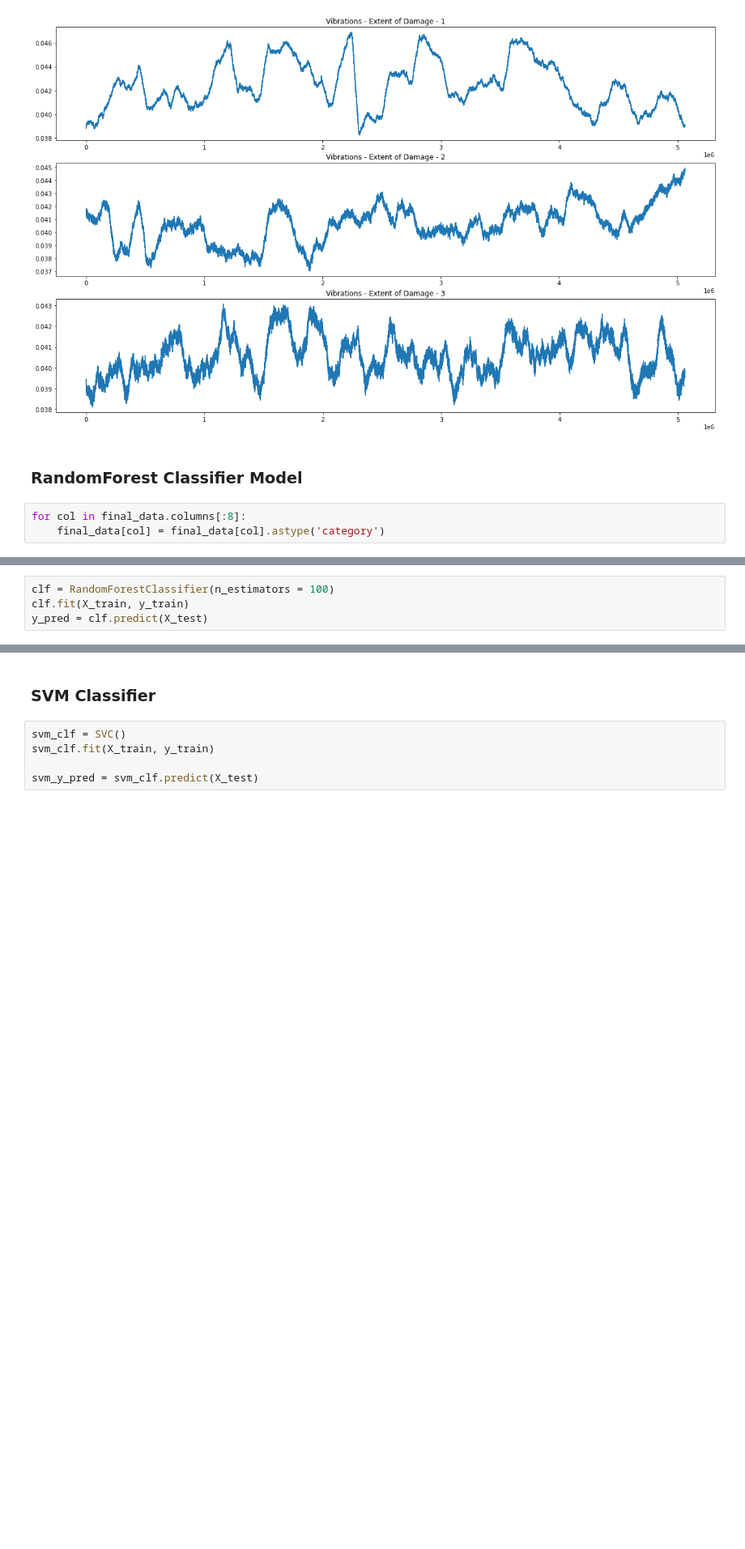
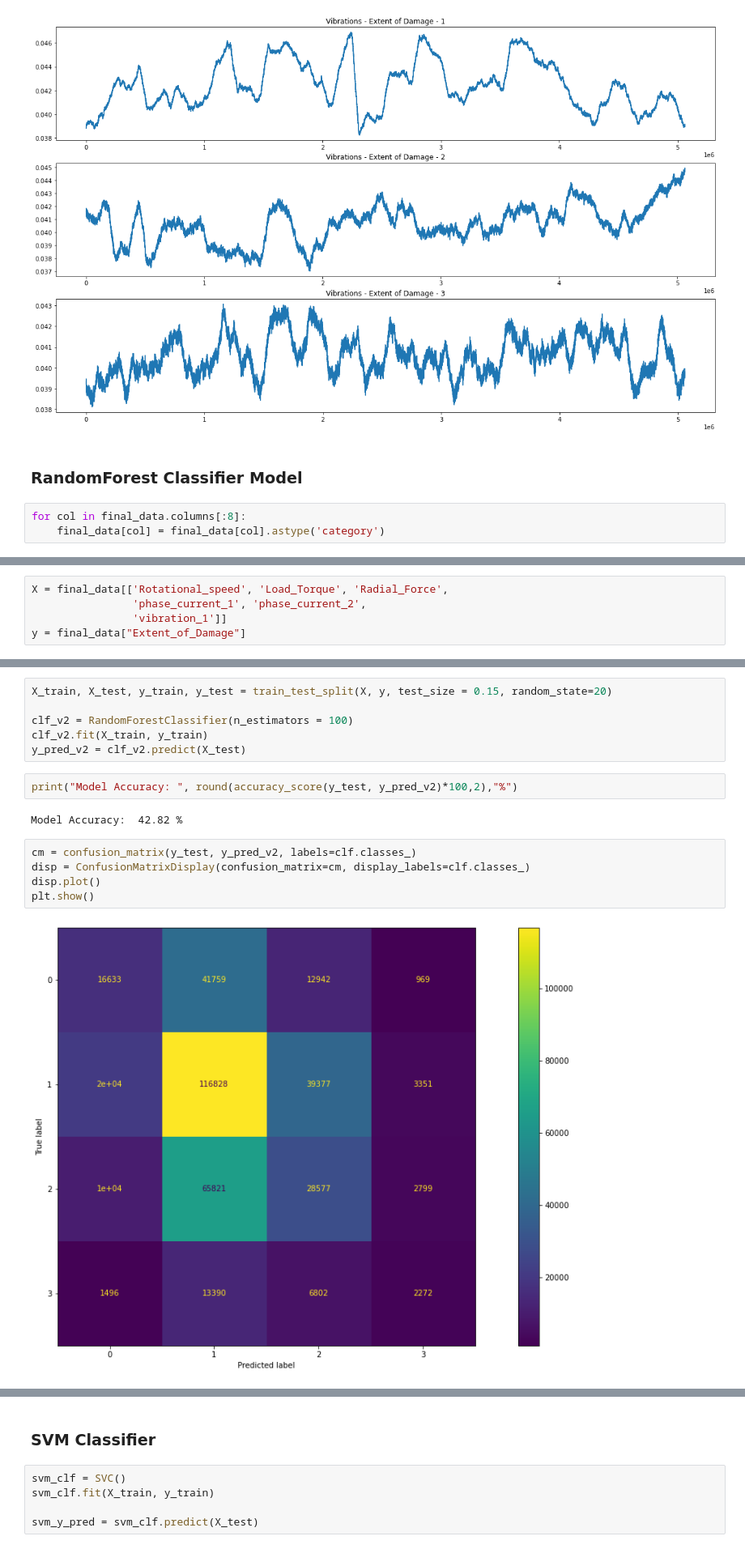
Before and after one commit to data-describe/awesome-data-science-models, a Jupyter notebook: iot-condition-monitoring/EDA/EDA_bearing_condition_monitoring.ipynb, the cells around one changed output, grey strips where cells are left out. Shown at 81% size. Cells and saved outputs as stored; diff of their text form; blank space fills up the shorter version.

Commit message:
Added more Feature Engineering and improved modeling

```diff
--- a/iot-condition-monitoring/EDA/EDA_bearing_condition_monitoring.ipynb
+++ b/iot-condition-monitoring/EDA/EDA_bearing_condition_monitoring.ipynb
@@ -635,4 +699,0 @@ X_train, X_test, y_train, y_test = train_test_split(X, y, test_size = 0.15, rand
-# %%
-clf = RandomForestClassifier(n_estimators = 100)
-clf.fit(X_train, y_train)
-y_pred = clf.predict(X_test)
@@ -649,0 +702,5 @@ plt.show()
+# %%
+X = final_data[['Rotational_speed', 'Load_Torque', 'Radial_Force',
+                'phase_current_1', 'phase_current_2',
+                'vibration_1']]
+y = final_data["Extent_of_Damage"]
@@ -649,0 +716,17 @@ plt.show()
+# %%
+X_train, X_test, y_train, y_test = train_test_split(X, y, test_size = 0.15, random_state=20)
+
+clf_v2 = RandomForestClassifier(n_estimators = 100)
+clf_v2.fit(X_train, y_train)
+y_pred_v2 = clf_v2.predict(X_test)
+# %%
+print("Model Accuracy: ", round(accuracy_score(y_test, y_pred_v2)*100,2),"%")
+# %% [output]
+Model Accuracy:  42.82 %
+# %%
+cm = confusion_matrix(y_test, y_pred_v2, labels=clf.classes_)
+disp = ConfusionMatrixDisplay(confusion_matrix=cm, display_labels=clf.classes_)
+disp.plot()
+plt.show()
+# %% [output]
+[figure, added]
```
Also changed, not shown: parts of 24 cells of this notebook.
